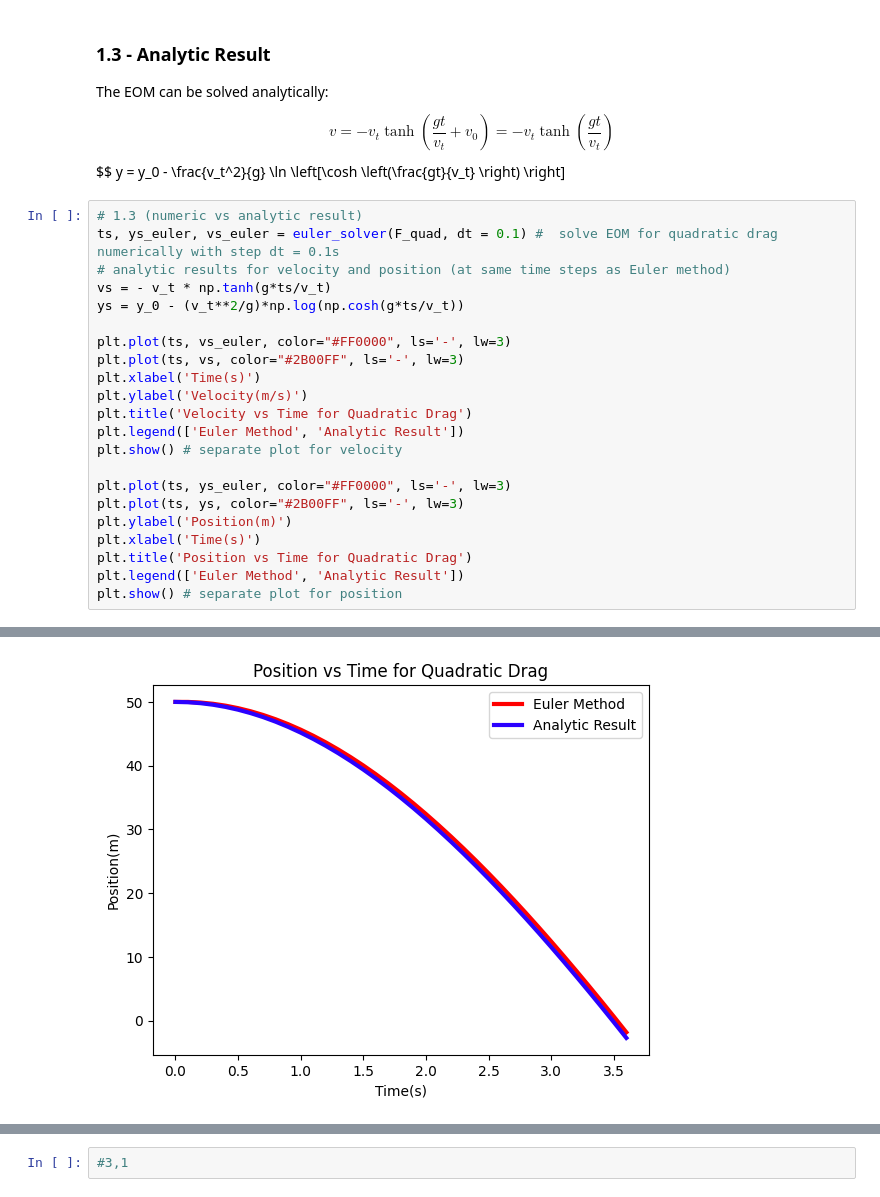
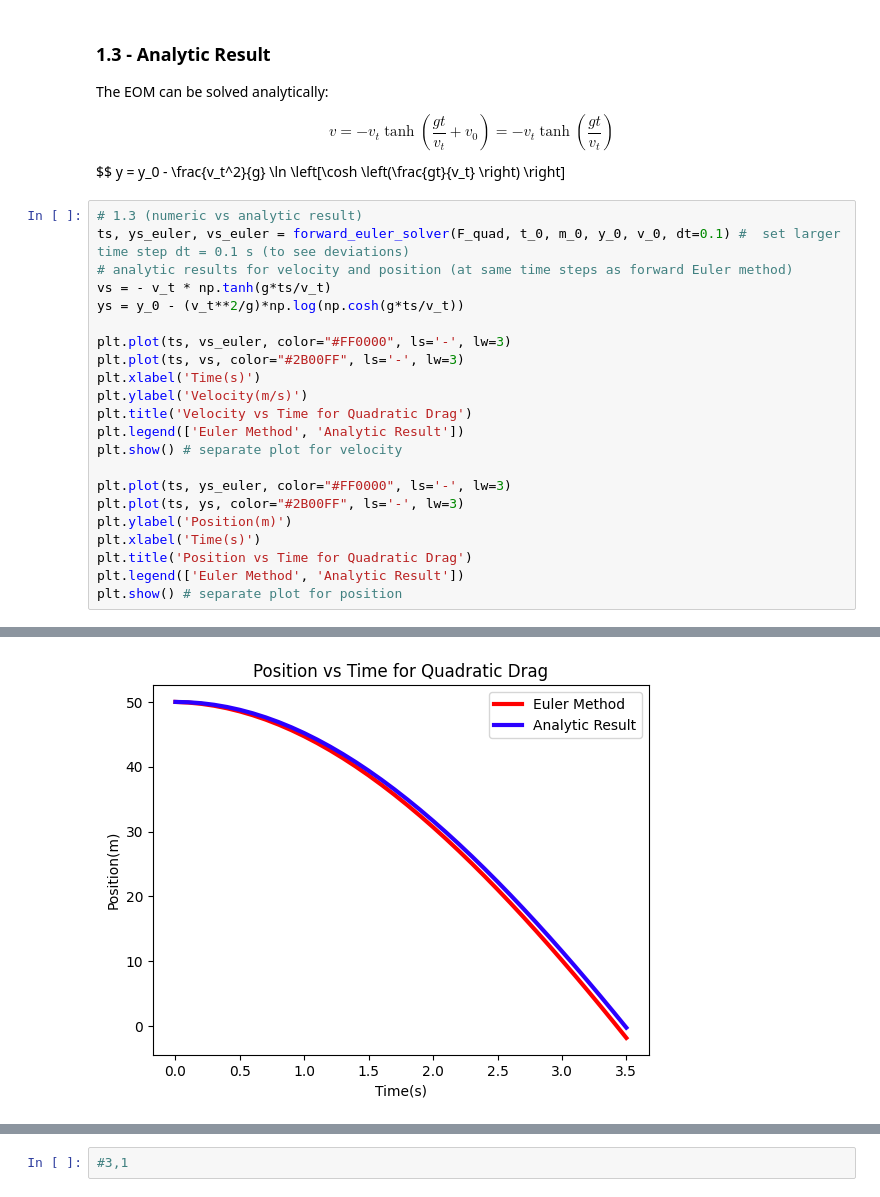
Before and after one commit to JacobGraham6489/physics-7321, a Jupyter notebook: Homeworks/HW2 Jacob Graham.ipynb, the cells around one changed output, grey strips where cells are left out. Saved outputs shown, nothing was run; the diff lists cells and outputs as text.

```diff
--- a/Homeworks/HW2 Jacob Graham.ipynb
+++ b/Homeworks/HW2 Jacob Graham.ipynb
@@ -80,8 +83,8 @@ $$ v = - v_t \tanh \left(\frac{gt}{v_t}+v_0 \right) = - v_t \tanh \left(\frac{gt
 $$ y = y_0 - \frac{v_t^2}{g} \ln \left[\cosh \left(\frac{gt}{v_t} \right) \right]
 # %%
 # 1.3 (numeric vs analytic result)
-ts, ys_euler, vs_euler = euler_solver(F_quad, dt = 0.1) #  solve EOM for quadratic drag numerically with step dt = 0.1s
-# analytic results for velocity and position (at same time steps as Euler method)
+ts, ys_euler, vs_euler = forward_euler_solver(F_quad, t_0, m_0, y_0, v_0, dt=0.1) #  set larger time step dt = 0.1 s (to see deviations)
+# analytic results for velocity and position (at same time steps as forward Euler method)
 vs = - v_t * np.tanh(g*ts/v_t)
 ys = y_0 - (v_t**2/g)*np.log(np.cosh(g*ts/v_t))
 
@@ -105,3 +108,3 @@ plt.show() # separate plot for position
-[figure, old version]
+[figure, new version]
 # %%
 # 2.1 (solve 1D Newtonian EOM for non-constant free fall numerically)
```
Also changed, not shown: parts of 9 cells of this notebook.
